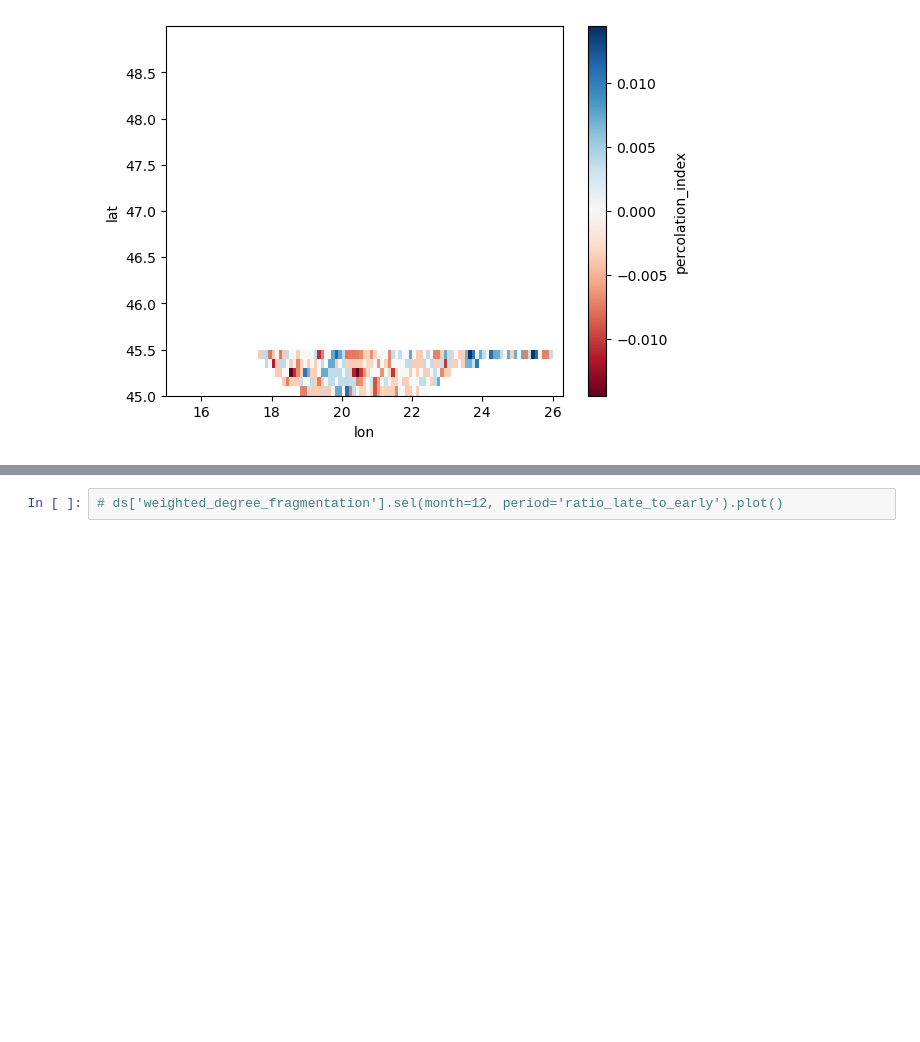
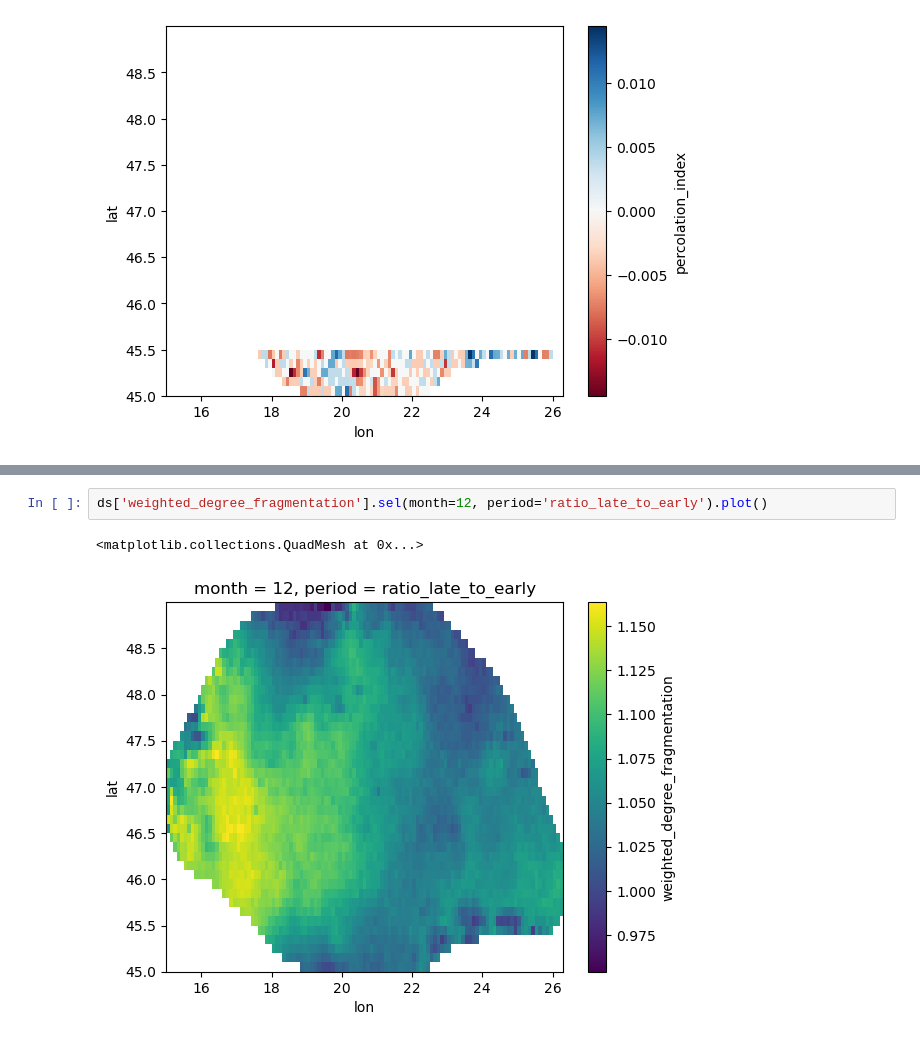
Before and after one commit to Saska1618/TimeBasedClimateNetworks, a Jupyter notebook: networks/pipeline/create_networks_calculate_indexes.ipynb, the cells around one changed output, grey strips where cells are left out. Saved outputs shown, nothing was run; the diff lists cells and outputs as text; blank space fills up the shorter version.

```diff
--- a/networks/pipeline/create_networks_calculate_indexes.ipynb
+++ b/networks/pipeline/create_networks_calculate_indexes.ipynb
@@ -1030,2 +1057,5 @@ ds['percolation_index'].plot(cmap = 'RdBu')
 # %%
-# ds['weighted_degree_fragmentation'].sel(month=12, period='ratio_late_to_early').plot()
+ds['weighted_degree_fragmentation'].sel(month=12, period='ratio_late_to_early').plot()
+# %% [output]
+<matplotlib.collections.QuadMesh at 0x...>
+[figure, added]
```
Also changed, not shown: parts of 4 cells of this notebook, 2 other files.
